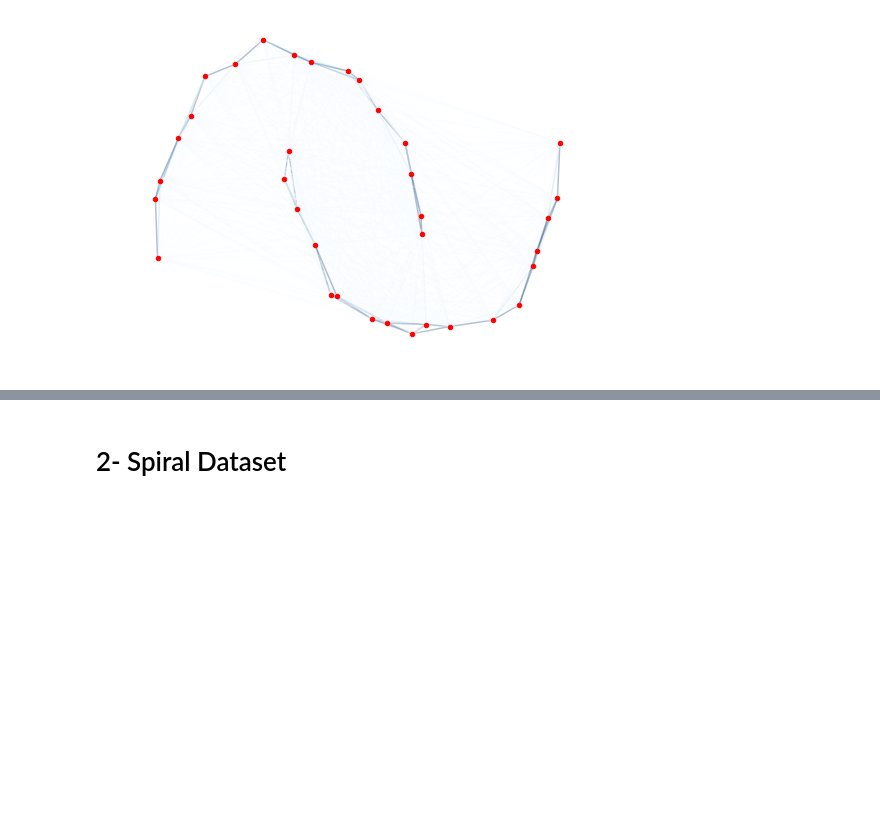
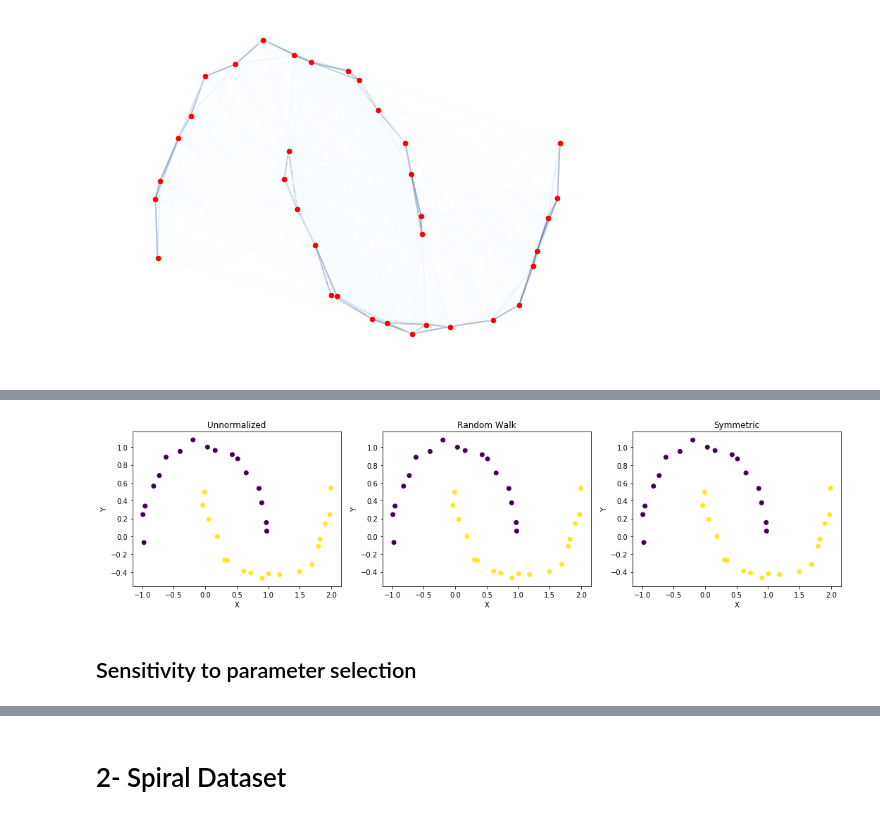
Before and after one commit to msarrias/spectral-clustering, a Jupyter notebook: playground.ipynb, the cells around one changed output, grey strips where cells are left out. Saved outputs shown, nothing was run; the diff lists cells and outputs as text; code cells hidden in the pictures; blank space fills up the shorter version.

```diff
--- a/playground.ipynb
+++ b/playground.ipynb
@@ -67,0 +90,8 @@ f.plot_Graph(km, nodes_position, title = '',edge_vmax=1e-3,alpha=0.1)
+# %%
+#K-means performance before the change of representation of the data:
+kmeans_moon_data_coord = KMeans(n_clusters=2,random_state=0).fit(half_moons_data[0])
+
+#K-means performance after performing spectral clustering:
+c_unnormalized = f.spectral_clustering_algorithm(rearranged_unnorm_evals_moon_data, 2, which="unnormalized")
+c_rw = f.spectral_clustering_algorithm(rearranged_rw_evals_moon_data, 2, which="normalized_rw")
+c_sym = f.spectral_clustering_algorithm(rearranged_sym_evals_moon_data, 2, which="normalized_sym")
@@ -67,0 +107,6 @@ f.plot_Graph(km, nodes_position, title = '',edge_vmax=1e-3,alpha=0.1)
+# %%
+f.plot_kmeans_clustering(x,y,titles_list,[c_unnormalized, c_rw, c_sym],"figures/14-sc_moon_data")
+# %% [output]
+[figure, added]
+# %% [markdown]
+## Sensitivity to parameter selection
```
Also changed, not shown: parts of 101 cells of this notebook, 1 other file.
